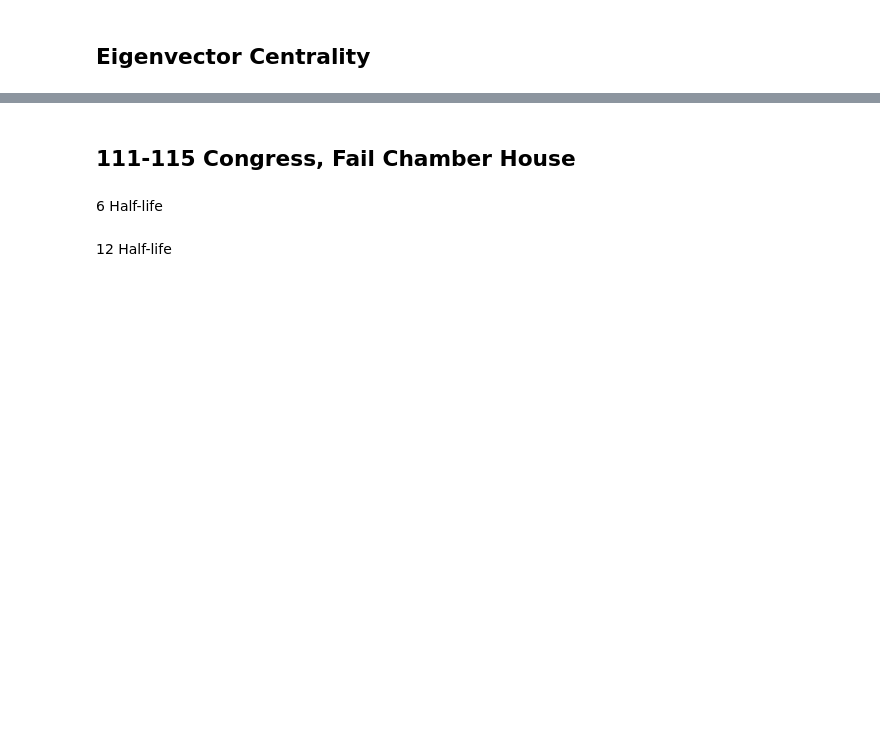
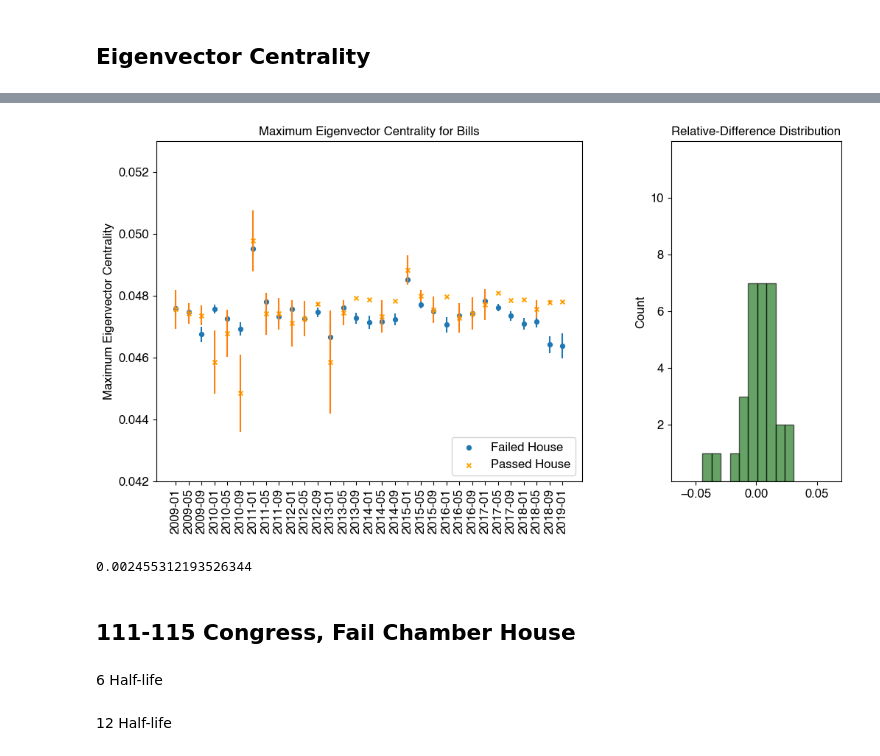
Before and after one commit to sarahsotoudeh/LegislativeInfluence, a Jupyter notebook: InfluenceCreation.ipynb, the cells around one changed output, grey strips where cells are left out. Cells and saved outputs as stored; diff of their text form; code cells hidden in the pictures; blank space fills up the shorter version.

```diff
--- a/InfluenceCreation.ipynb
+++ b/InfluenceCreation.ipynb
@@ -1057,6 +1427,9 @@ avg_centrality_per["Percent_Difference"].mean()
 # %%
-max_centrality_per = plot_max_centrality(max_ev_centrality111_115,"Maximum Eigenvector Centrality","Maximum Eigenvector Centrality for Bills", ax1ylim=[0.042,0.051])
+max_centrality_per = plot_max_centrality(max_ev_centrality111_115,"Maximum Eigenvector Centrality","Maximum Eigenvector Centrality for Bills", ax1ylim=[0.042,0.053])
 max_centrality_per["Percent_Difference"].mean()
+# %% [output]
+[figure, added]
+0.002455312193526344
 # %% [markdown]
 ## 111-115 Congress, Fail Chamber House
 # %% [markdown]
```
Also changed, not shown: parts of 53 cells of this notebook.
